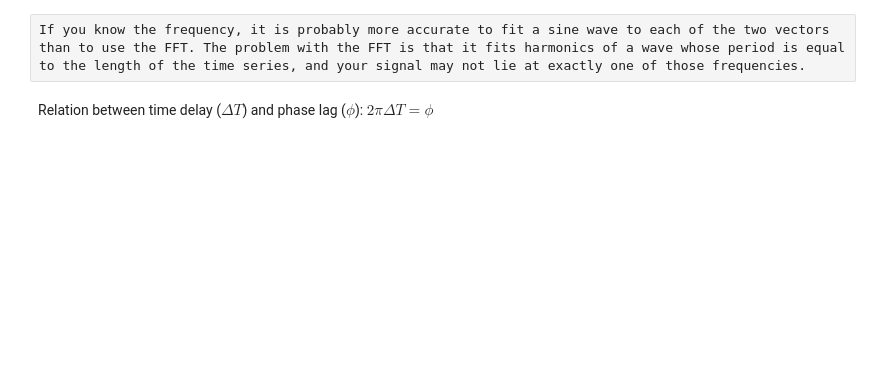
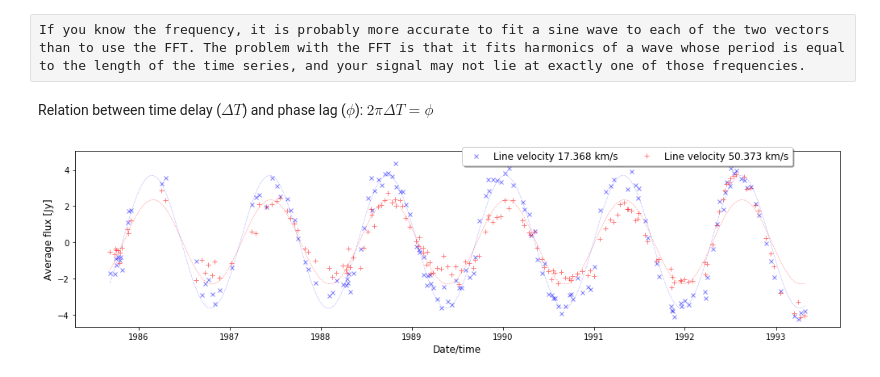
Before and after one commit to rubyvanrooyen/HartRAO_OH-IR_stars, a Jupyter notebook: HartRAO_OH_periodogram_calculation.ipynb, the cells around one changed output. Saved outputs shown, nothing was run; the diff lists cells and outputs as text; code cells hidden in the pictures; blank space fills up the shorter version.

```diff
--- a/HartRAO_OH_periodogram_calculation.ipynb
+++ b/HartRAO_OH_periodogram_calculation.ipynb
@@ -305 +312,36 @@ Relation between time delay ($\Delta T$) and phase lag ($\phi$): $2\pi \Delta T
+# %%
+fig, ax = plt.subplots(nrows=1, ncols=1,
+                       figsize=(17, 4),
+                       facecolor='white')
+ax.plot(jd_datetime, blue_spectrum,
+        color='b', marker='x', linestyle='none', linewidth=0.5, markersize=5,
+        label = 'Line velocity {} km/s'.format(blue_velocity),
+        alpha=0.5)
+ax.plot(blue_time.datetime, blue_model,
+        color='b', linestyle=':', linewidth=0.5, markersize=5,
+        alpha=0.7)
+
+ax.plot(jd_datetime, red_spectrum,
+        color='r', marker='+', linestyle='none', linewidth=0.5, markersize=6,
+        label = 'Line velocity {} km/s'.format(red_velocity),
+        alpha=0.5)
+ax.plot(red_time.datetime, red_model,
+        color='r', linestyle='--', linewidth=0.5, markersize=6,
+        alpha=0.5)
+ax.set_xlabel('Date/time', fontsize=12)
+ax.set_ylabel('Average flux [Jy]', fontsize=12)
+
+ax.legend(ncol=2,
+          loc='upper left',
+          bbox_to_anchor=(0.5, 1.05),
+          numpoints=1,
+          fancybox=True,
+          shadow=True,
+          fontsize=12)
+
+plt.xticks(fontsize=10, rotation=0)
+plt.yticks(fontsize=10)
+plt.show()
+# %% [output]
+[figure, added]
 # %%
```
Also changed, not shown: parts of 21 cells of this notebook.
